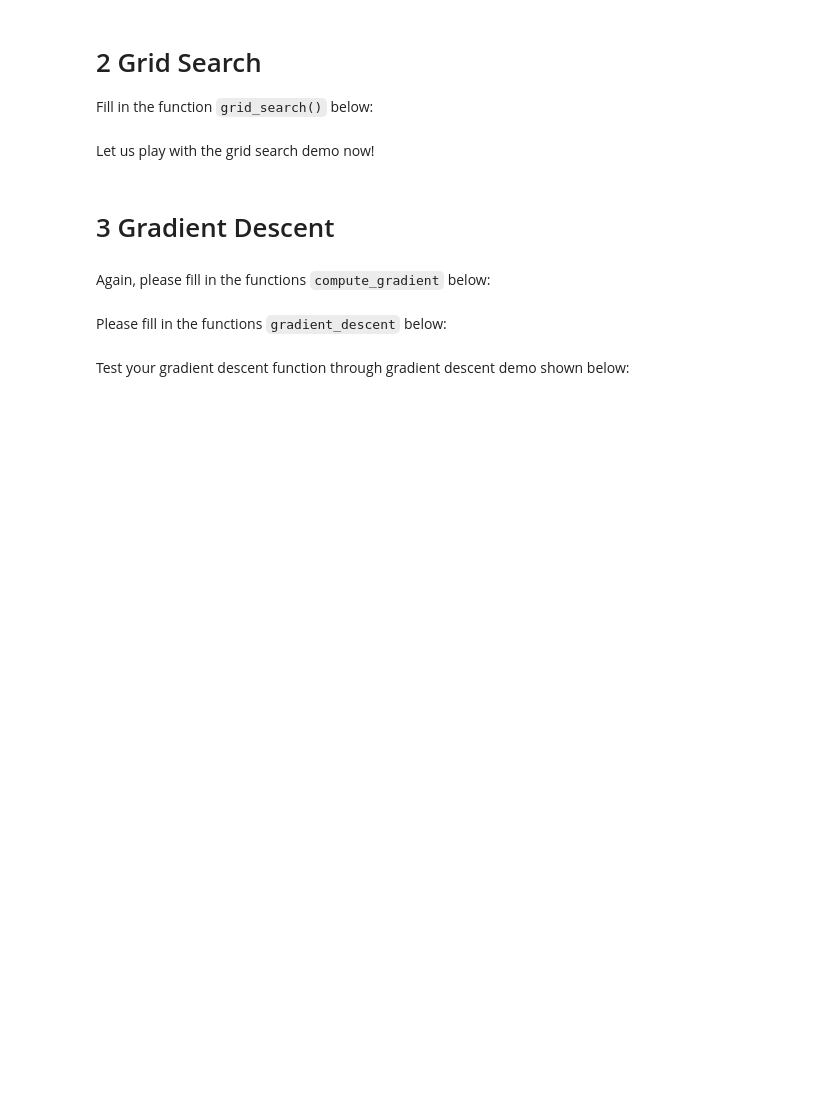
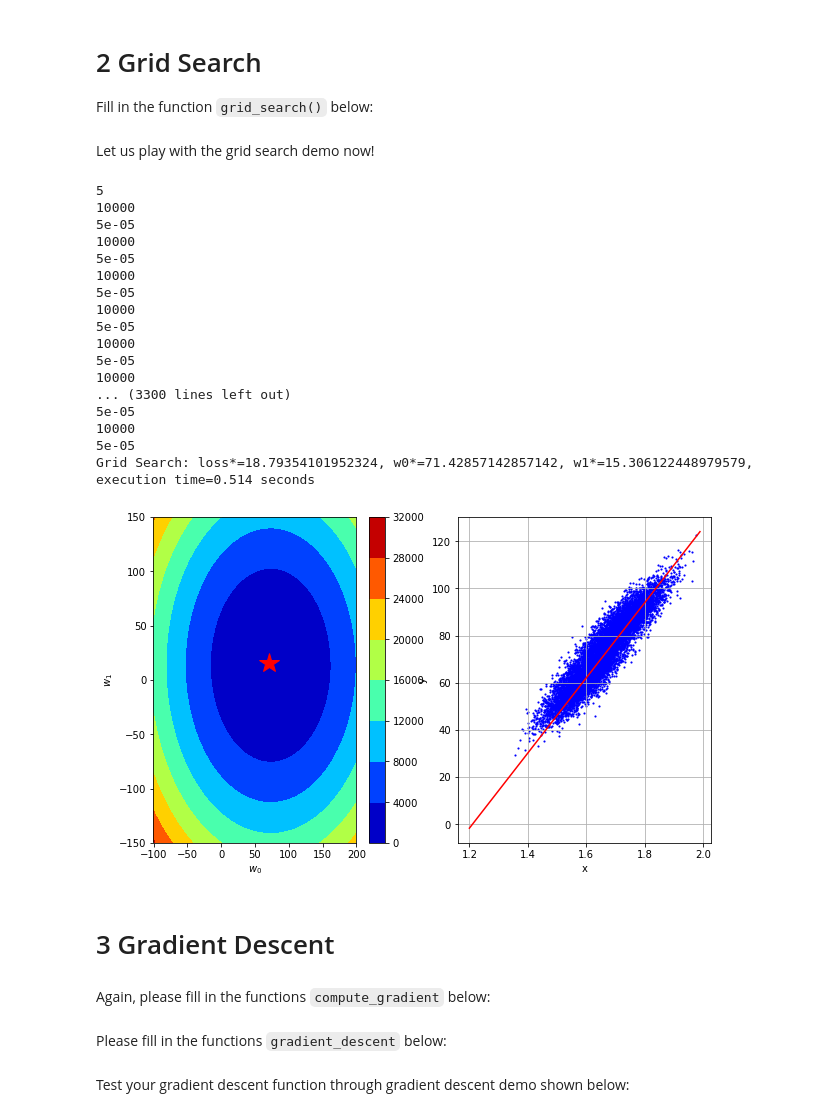
Before and after one commit to RazvanMocan/ML_course, a Jupyter notebook: labs/ex02/template/ex02.ipynb, the cells around one changed output. Saved outputs shown, nothing was run; the diff lists cells and outputs as text; code cells hidden in the pictures; blank space fills up the shorter version.

```diff
--- a/labs/ex02/template/ex02.ipynb
+++ b/labs/ex02/template/ex02.ipynb
@@ -45,7 +45,7 @@ def compute_loss(y, tx, w):
     print(N)
     print(0.5 / N)
     e = y - tx @ w
-    return (0.5 / N) * e ** 2
+    return (0.5 / N) * np.sum(e ** 2)
 # %%
 result = compute_loss(y, tx, [1, 2])
 print()
@@ -69,34 +67,57 @@ def grid_search(y, tx, w0, w1):
     # INSERT YOUR CODE HERE
     # TODO: compute loss for each combination of w0 and w1.
     # ***************************************************
-    raise NotImplementedError
+    for i in range(len(w0)):
+        for j in range(len(w1)):
+            losses[i][j] = compute_loss(y, tx, [w0[i], w1[j]])
     return losses
 # %% [markdown]
 Let us play with the grid search demo now!
 # %%
 from grid_search import generate_w, get_best_parameters
 from plots import grid_visualization
 
 # Generate the grid of parameters to be swept
-grid_w0, grid_w1 = generate_w(num_intervals=10)
+grid_w0, grid_w1 = generate_w(num_intervals=50)
+
+print(grid_w0.shape, grid_w0.shape)
 
 # Start the grid search
 start_time = datetime.datetime.now()
 grid_losses = grid_search(y, tx, grid_w0, grid_w1)
 
 # Select the best combinaison
 loss_star, w0_star, w1_star = get_best_parameters(grid_w0, grid_w1, grid_losses)
 end_time = datetime.datetime.now()
 execution_time = (end_time - start_time).total_seconds()
 
 # Print the results
 print("Grid Search: loss*={l}, w0*={w0}, w1*={w1}, execution time={t:.3f} seconds".format(
       l=loss_star, w0=w0_star, w1=w1_star, t=execution_time))
 
 # Plot the results
 fig = grid_visualization(grid_losses, grid_w0, grid_w1, mean_x, std_x, height, weight)
 fig.set_size_inches(10.0,6.0)
-fig.savefig("grid_plot")  # Optional saving
+fig.savefig("grid_plot50")  # Optional saving
+# %% [output]
+5
+10000
+5e-05
+10000
+5e-05
+10000
+5e-05
+10000
+5e-05
+10000
+5e-05
+10000
+... (3300 lines left out)
+5e-05
+10000
+5e-05
+Grid Search: loss*=18.79354101952324, w0*=71.42857142857142, w1*=15.306122448979579, execution time=0.514 seconds
+[figure, added]
 # %% [markdown]
 # 3 Gradient Descent
 # %% [markdown]
```
Also changed, not shown: parts of 1 cell of this notebook, 2 other files.
